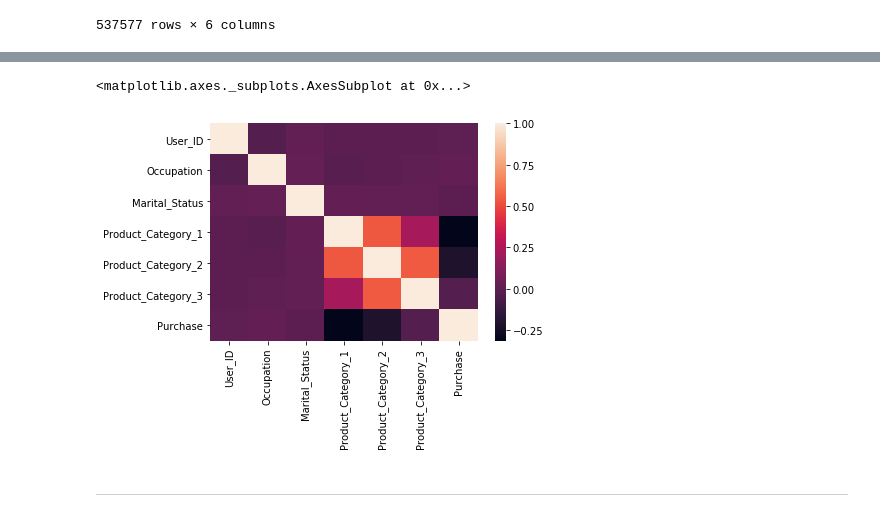
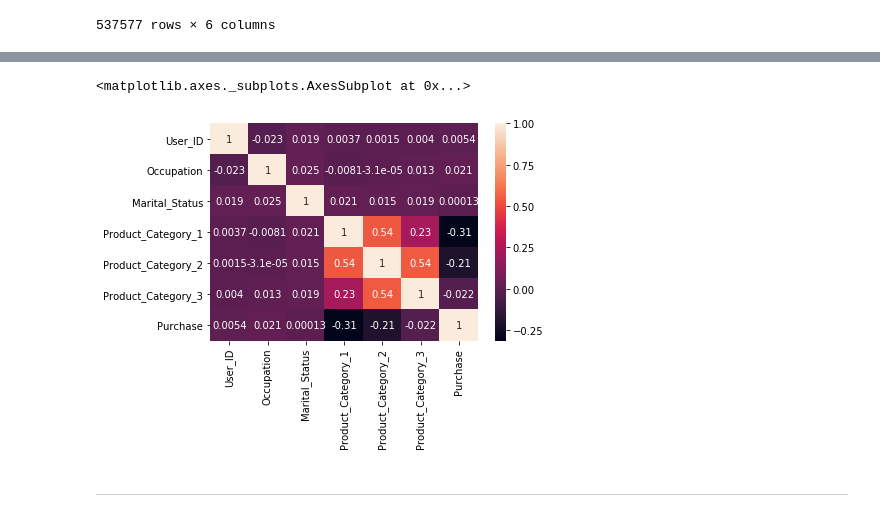
Before and after one commit to markostalma/DataGeeks, a Jupyter notebook: MarkoStalmatovicDrugiDomaci.ipynb, the cells around one changed output, grey strips where cells are left out. Cells and saved outputs as stored; diff of their text form; code cells hidden in the pictures.

```diff
--- a/MarkoStalmatovicDrugiDomaci.ipynb
+++ b/MarkoStalmatovicDrugiDomaci.ipynb
@@ -77,8 +81,8 @@ df[['Gender', 'Age', 'Product_Category_1', 'Product_Category_2', 'Product_Catego
 # %%
-sns.heatmap(df.corr())
+sns.heatmap(df.corr(), annot=True)
 # %% [output]
 <matplotlib.axes._subplots.AxesSubplot at 0x...>
-[figure, old version]
+[figure, new version]
 # %% [markdown]
 ***
 # %% [markdown]
```
Also changed, not shown: parts of 1 cell of this notebook.
